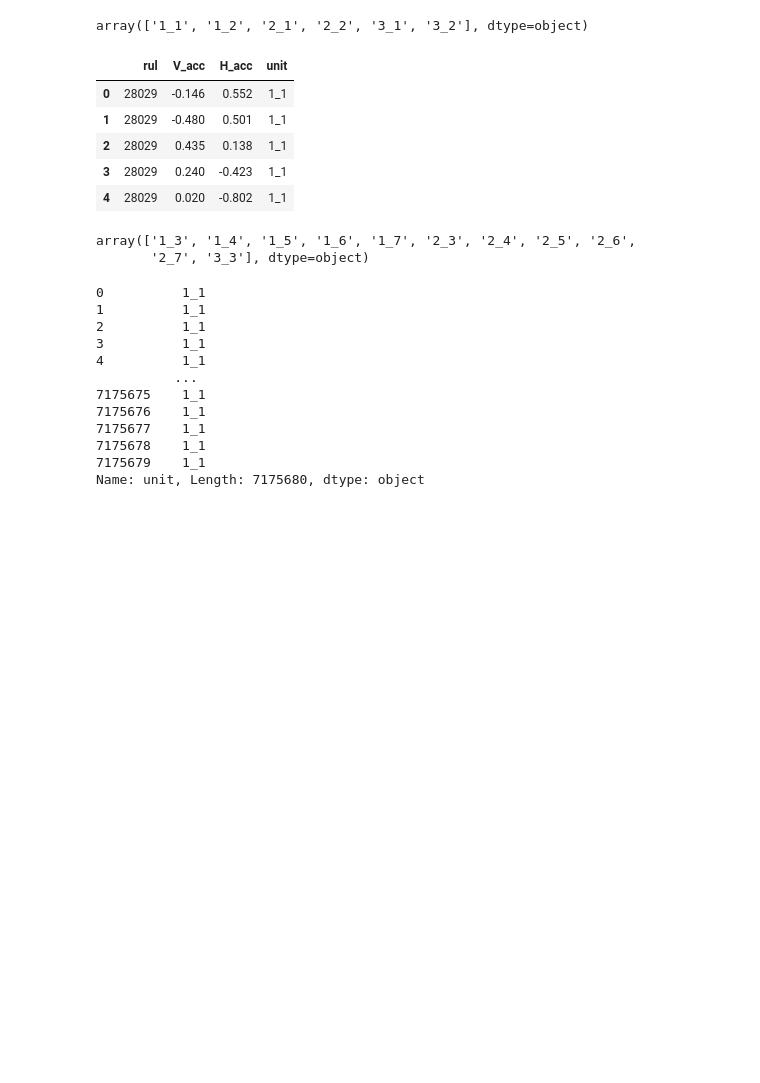
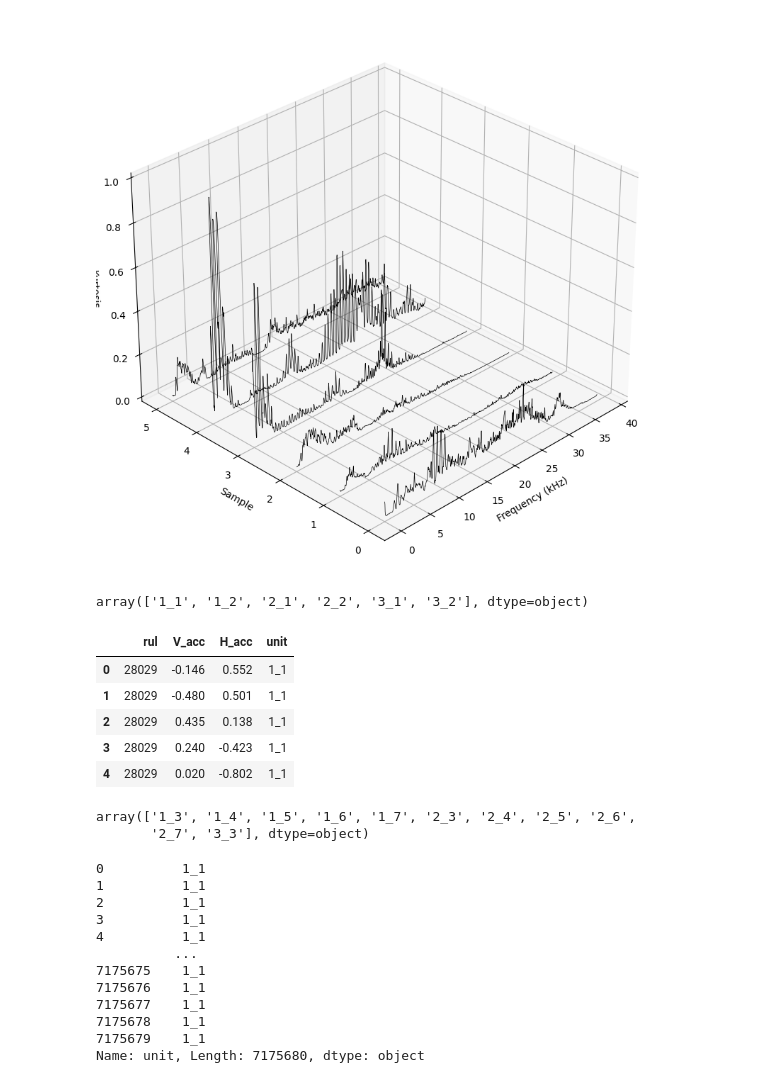
Before and after one commit to cntgfy90/bearing-rul, a Jupyter notebook: 1dcnn.ipynb, the cells around one changed output. Saved outputs shown, nothing was run; the diff lists cells and outputs as text; code cells hidden in the pictures; blank space fills up the shorter version.

```diff
--- a/1dcnn.ipynb
+++ b/1dcnn.ipynb
@@ -82,3 +87,42 @@ INFO:root:Read in 57.81956434249878 seconds
+# %%
+f = []
+ffts = []
+
+nperseg = 1024
+
+for d in [
+    d_1_1,
+    d_1_2,
+    d_2_1,
+    d_2_2,
+    d_3_1,
+    d_3_2
+]:
+    vibration_signal = (d['H_acc'] - np.mean(d['H_acc'])) / np.std(d['H_acc'])
+    u,v,w = stft(vibration_signal, 25.6 * 1000, nperseg=nperseg,noverlap = 512, window='hann', nfft=2048)
+    f.append(u)
+    ffts.append(kurtosis(np.abs(w),fisher = False,axis = 1))
+
+f = np.asarray(f)
+ffts = np.asarray(ffts)
+
+fftn = (ffts - ffts.min()) / (ffts.max() - ffts.min())
+
+fftn = np.asarray(fftn)
+n = np.ones_like(f[0])
+
+fig = plt.figure(figsize = (10.0,10.0))
+ax = plt.axes(projection = '3d')
+ax.view_init(30,225)
+for i in range(f.shape[0]):
+    ax.plot((f[i] * 3) / 1.0e3,i * n,fftn[i],color = 'black',linewidth = 0.50)
+
+ax.set_xlabel('Frequency (kHz)')
+ax.set_ylabel('Sample')
+ax.set_zlabel('Kurtosis')
+plt.show()
+# %% [output]
+[figure, added]
 # %%
 # train
 df[0]['unit'].unique()
```
Also changed, not shown: parts of 10 cells of this notebook.
